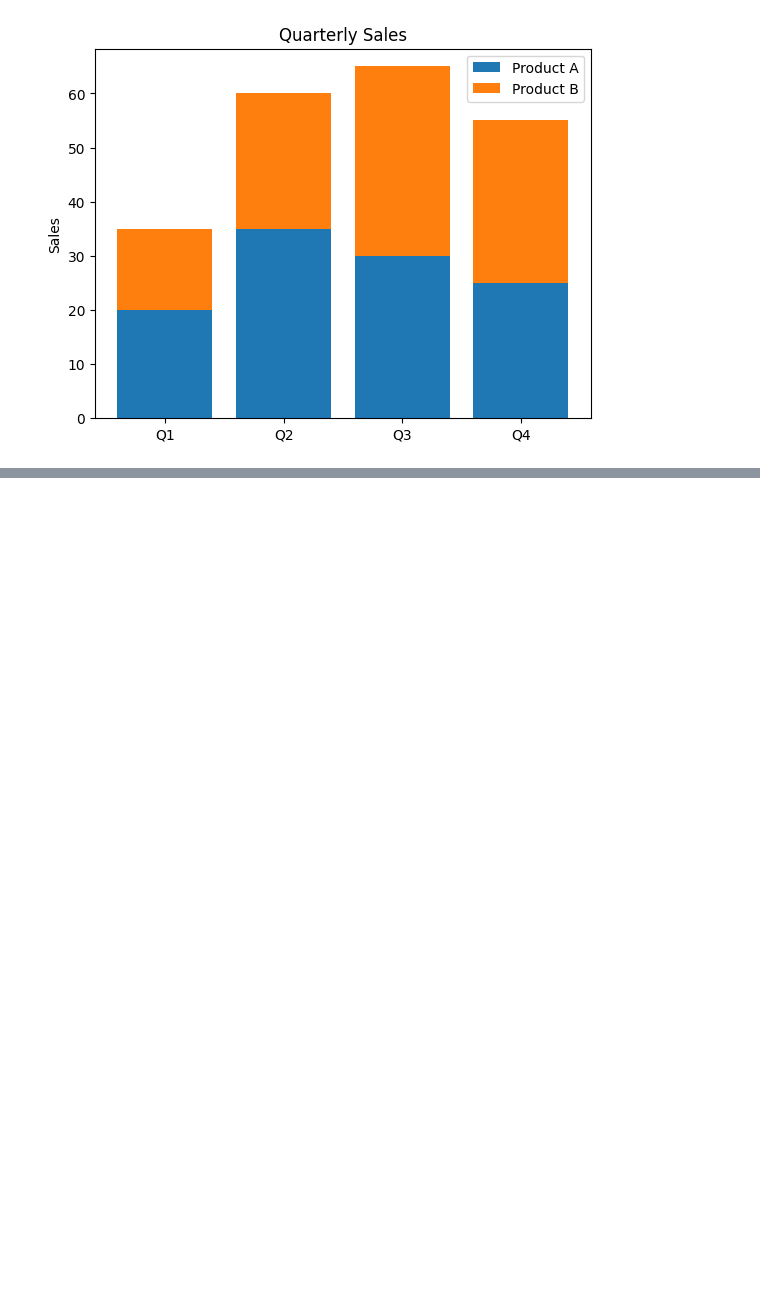
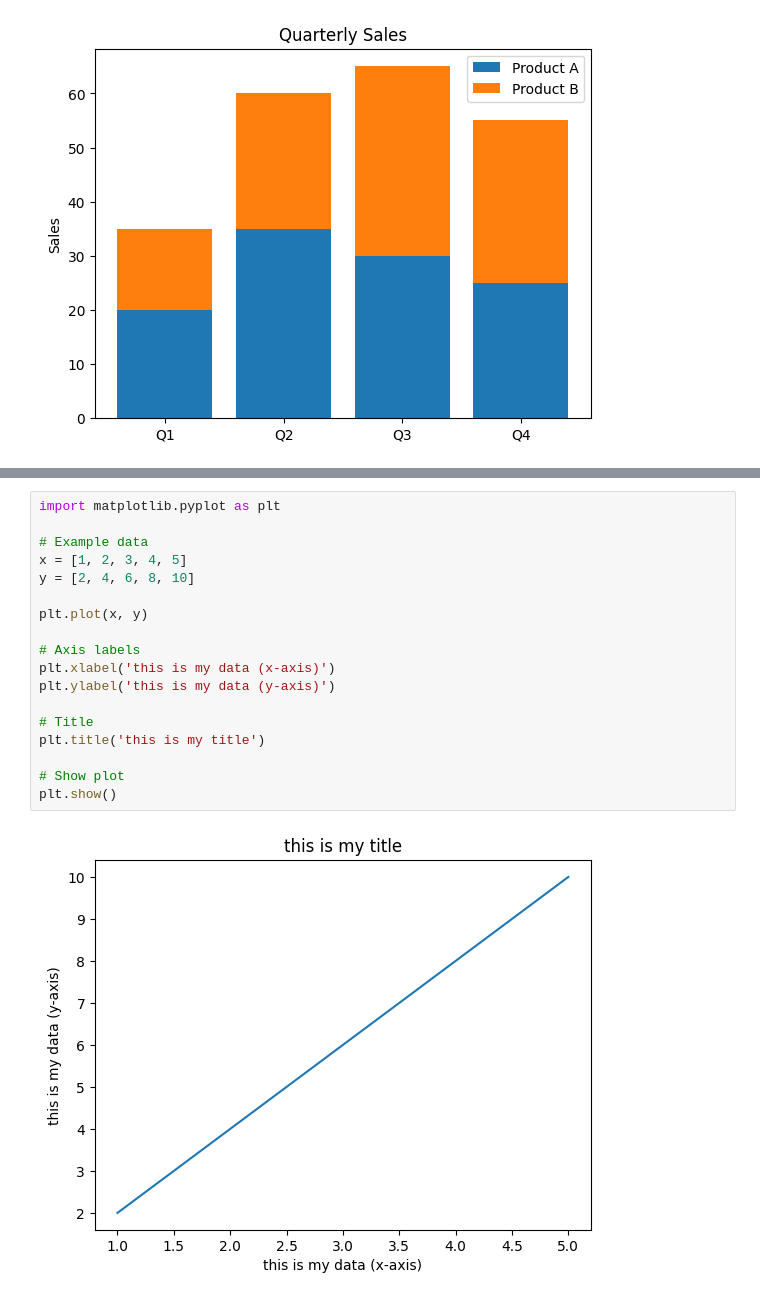
Before and after one commit to Sunita20-star/data-science-course, a Jupyter notebook: class/Matplotlib.ipynb, the cells around one changed output, grey strips where cells are left out. Drawn from its saved outputs; the diff is of its cells as text; blank space fills up the shorter version.

```diff
--- a/class/Matplotlib.ipynb
+++ b/class/Matplotlib.ipynb
@@ -204,0 +207,20 @@ NameError: name 'plt' is not defined
+# %%
+import matplotlib.pyplot as plt
+
+# Example data
+x = [1, 2, 3, 4, 5]
+y = [2, 4, 6, 8, 10]
+
+plt.plot(x, y)
+
+# Axis labels
+plt.xlabel('this is my data (x-axis)')
+plt.ylabel('this is my data (y-axis)')
+
+# Title
+plt.title('this is my title')
+
+# Show plot
+plt.show()
+# %% [output]
+[figure, added]
```
Also changed, not shown: parts of 5 cells of this notebook, 10 other files.
